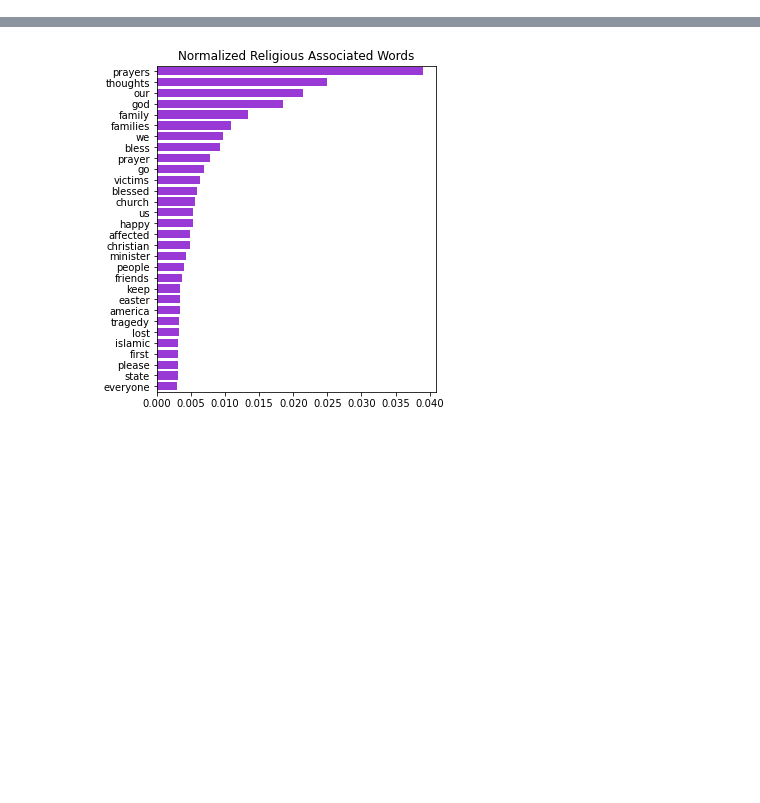
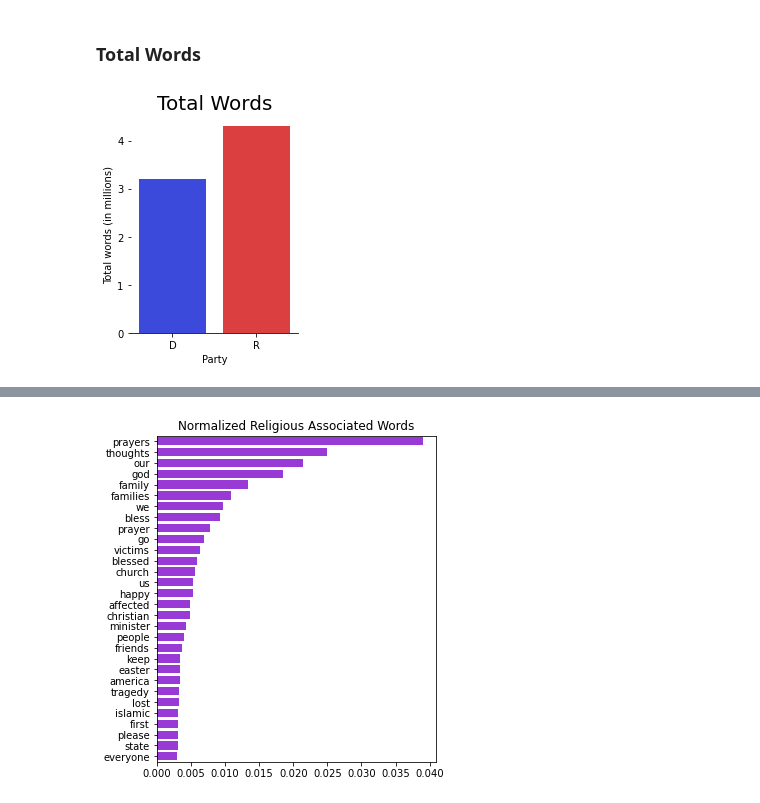
Before and after one commit to ShaanGondalia/PartyChecker, a Jupyter notebook: preston_notebook.ipynb, the cells around one changed output, grey strips where cells are left out. Cells and saved outputs as stored; diff of their text form; code cells hidden in the pictures; blank space fills up the shorter version.

```diff
--- a/preston_notebook.ipynb
+++ b/preston_notebook.ipynb
@@ -316,0 +232,15 @@ plt.savefig('percentage_religious_tweets_full')
+# %% [markdown]
+### Total Words
+# %%
+# total number of words in the dataset for democrats and republicans
+plt.figure(figsize=(3,4))
+sns.barplot(x=['D', 'R'],
+            y=[len(dem_tokens)/10**6, len(rep_tokens)/10**6],
+            palette=[blues(0), reds(0)])
+plt.ylabel('Total words (in millions)')
+plt.xlabel('Party')
+plt.title('Total Words', fontsize=20)
+sns.despine(left=True)
+plt.savefig('total_words')
+# %% [output]
+[figure, added]
```
Also changed, not shown: parts of 73 cells of this notebook.
